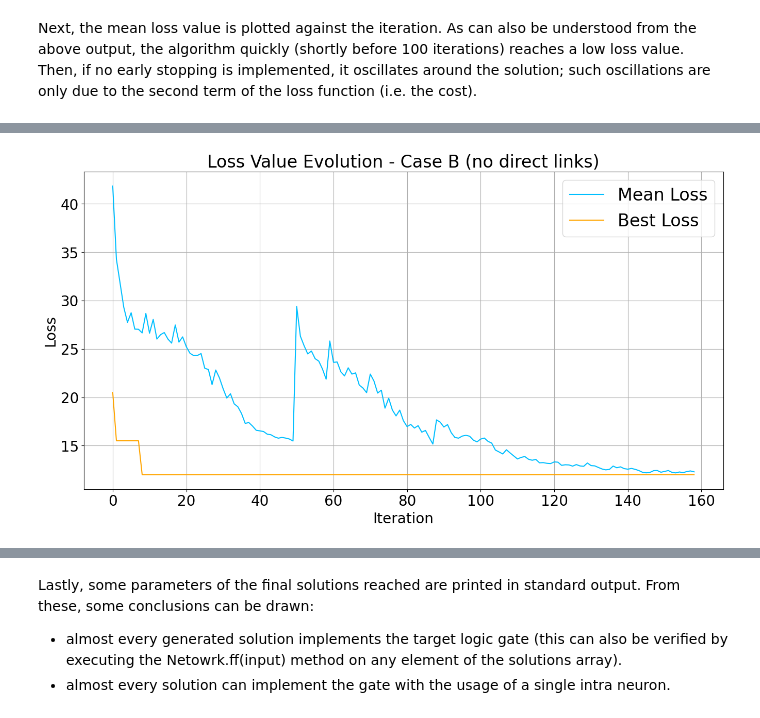
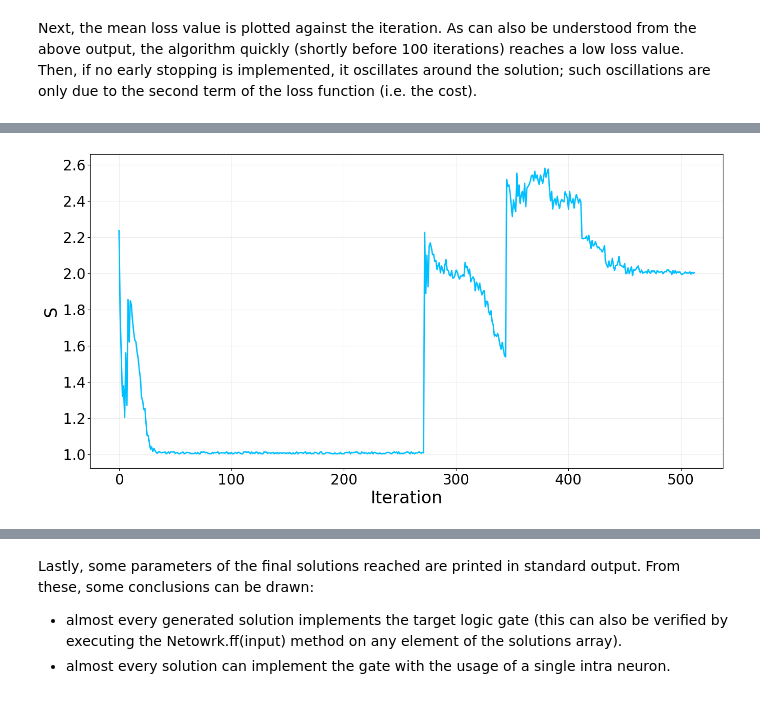
Before and after one commit to pietromalagoli/NeuronEvolution, a Jupyter notebook: Perceptron/xor.ipynb, the cells around one changed output, grey strips where cells are left out. Saved outputs shown, nothing was run; the diff lists cells and outputs as text; code cells hidden in the pictures.

```diff
--- a/Perceptron/xor.ipynb
+++ b/Perceptron/xor.ipynb
@@ -18,7 +18,7 @@ np.random.seed(12345)
 plt.rcParams.update({
     'font.size': 24,
     'axes.titlesize': 24,
-    'axes.labelsize': 20,
+    'axes.labelsize': 24,
     'xtick.labelsize': 20,
     'ytick.labelsize': 20,
     'legend.fontsize': 24,
@@ -43,10 +43,11 @@ par = {'Sk_range': [1,2,3,4,5],                  # define the possible value for
        'S_mutation_radius': 1,                   # module of the mutation applied on S (when a mutation is applied).
        'Theta_mutation_radius': 0.1,             # standard deviation of the normal distribution used to sample the mutation value for Theta.
        'J_mutation_radius': 0.1,                 # standard deviation of the normal distribution used to sample the mutation value for J.
-       'N_sol': 200,                             # Set the number of solutions.
+       'N_sol': 400,                             # Set the number of solutions.
        'n_iter': 1000,                          # Number of iterations of the algorithm.
        'longLinks': False,                        # parameter of initJ(). default to True. If True, the input layer neurons can link directly to the output neuron. If false, they can link only to the hidden layer.
                                                  # This was added because the definition of NN would have layers only linked to the layers just before and after.
+       'alpha': 100,                             # weight in front of the first term (O^t-O_i) in the loss function
        'n_early_stop': 1}                        # Maximum number of offsprings that are to be generated to trigger early stopping.
 # %% [markdown]
 Now I'll present the Network class: this class is used to construct a basic neural network object, which in this project acts as the individual of the population that undergoes evolution. Each Network object is charcterized by some attributes:
@@ -88,6 +89,10 @@ A couple of comments about this procedure:
 # %% [markdown]
 In the following cell the algorithm is executed, using the above-defined parameters set, par. In standard output is printed number of generated offsprings at each 100 iterations.
 # %%
-sols, Lmeans, Svals, bestLvalues = n.evolution(par,verb=1,early_stop=True)   # if executed with verb=2, the number of children is printed each 10 iterations.
+sols, Lmeans, Svals, bestLvalues, Tvals, Ndiscs = n.evolution(par,verb=1,early_stop=True)   # if executed with verb=2, the number of children is printed each 10 iterations.
+label = ['B','A']
+fname = f'data/Lmeans_{label[par["longLinks"]]}.npy'
+np.save(fname, np.array(Lmeans))
+print(f'Saved Lmeans to {fname}')
 # %% [output]
 Iteration #0...
@@ -100,15 +136,12 @@ Next, the mean loss value is plotted against the iteration. As can also be under
 # %%
-case = ['no direct links','direct links']
-label = ['B','A']
 plt.figure(figsize=(16,8))
-plt.plot(Lmeans,c='deepskyblue',label='Mean Loss')
-plt.plot(bestLvalues,c='orange',label='Best Loss')
-plt.title(f'Loss Value Evolution - Case {label[par['longLinks']]} ({case[par['longLinks']]})')
+plt.plot(Svals, color='deepskyblue',lw=2)
+#plt.title(f'S Mean Value Evolution - Case {label[par['longLinks']]} ({case[par['longLinks']]})')
 plt.xlabel('Iteration')
-plt.ylabel('Loss')
-plt.grid(True)
-plt.legend()
-plt.savefig(f'plots/lossPerceptron{label[par['longLinks']]}.png')
+plt.ylabel('S')
+plt.grid(True,alpha=0.2)
+#plt.legend(frameon=False)
+plt.savefig(f'plots/SPerceptron{label[par['longLinks']]}.png')
 plt.show()
 # %% [output]
-[figure, old version]
+[figure, new version]
```
Also changed, not shown: parts of 10 cells of this notebook, 39 other files.
